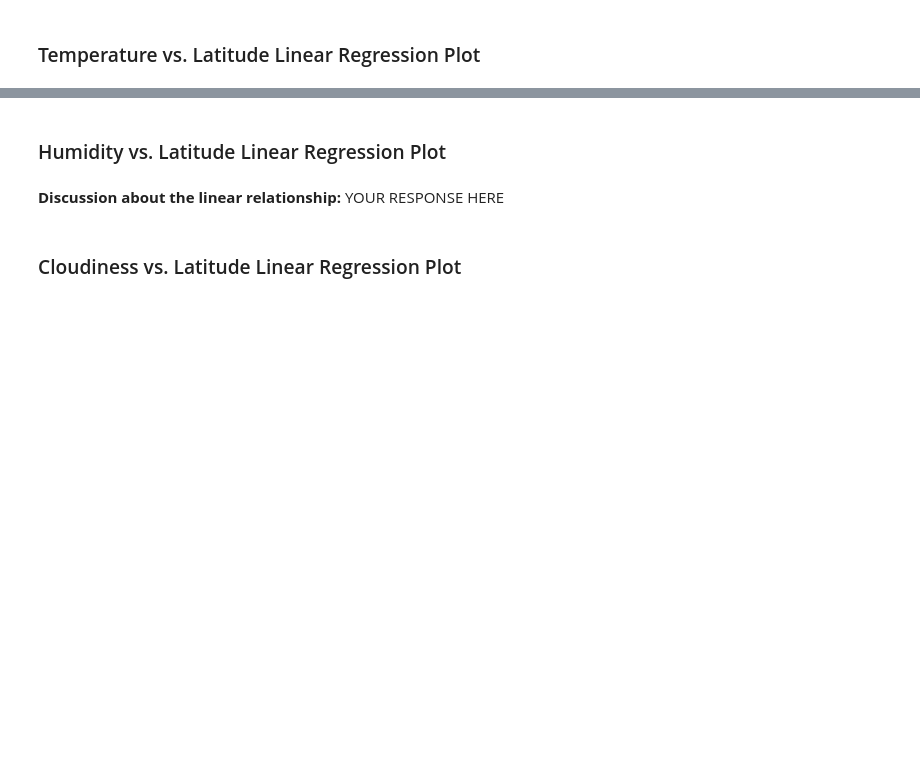
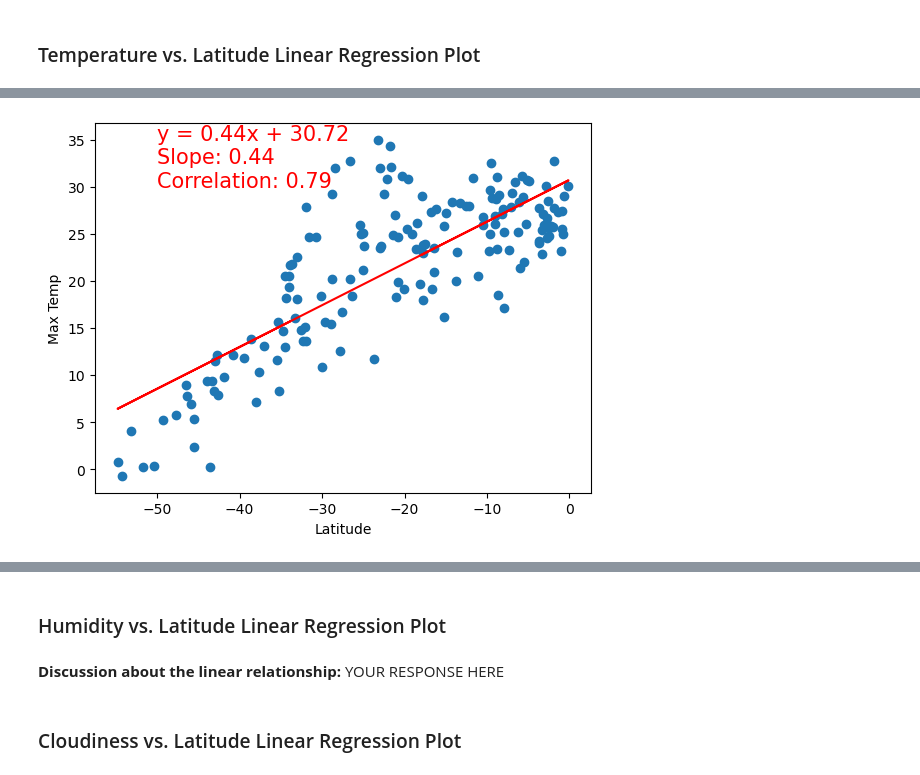
Before and after one commit to TylerWalje/python-api-challenge, a Jupyter notebook: WeatherPy/python_api_code/WeatherPy.ipynb, the cells around one changed output, grey strips where cells are left out. Saved outputs shown, nothing was run; the diff lists cells and outputs as text; code cells hidden in the pictures; blank space fills up the shorter version.

```diff
--- a/WeatherPy/python_api_code/WeatherPy.ipynb
+++ b/WeatherPy/python_api_code/WeatherPy.ipynb
@@ -280,6 +298,6 @@ northern_hemi_df.head()
 # %%
 # Create a DataFrame with the Southern Hemisphere data (Latitude < 0)
-# YOUR CODE HERE
+southern_hemi_df = city_data_df[city_data_df['Lat'] < 0]
 
 # Display sample data
 southern_hemi_df.head()
@@ -295,0 +333,19 @@ southern_hemi_df.head()
+# %%
+# Linear regression on Southern Hemisphere
+x_values = southern_hemi_df['Lat']
+y_values = southern_hemi_df['Max Temp']
+
+slope, intercept, regress_values, line_eq = plot_linear_regression(
+    x_values, y_values, 'Max Temp vs. Latitude', 'Max Temp', (-50, 30))
+
+# scatter plot
+correlation = np.corrcoef(x_values, y_values)[0, 1]
+plt.scatter(x_values, y_values)
+plt.plot(x_values, regress_values, "r-")
+plt.annotate(line_eq + f'\nSlope: {slope:.2f}\nCorrelation: {correlation:.2f}',
+             (-50, 30), fontsize=15, color="red")
+plt.xlabel('Latitude')
+plt.ylabel('Max Temp')
+plt.show()
+# %% [output]
+[figure, added]
```
Also changed, not shown: parts of 9 cells of this notebook.
